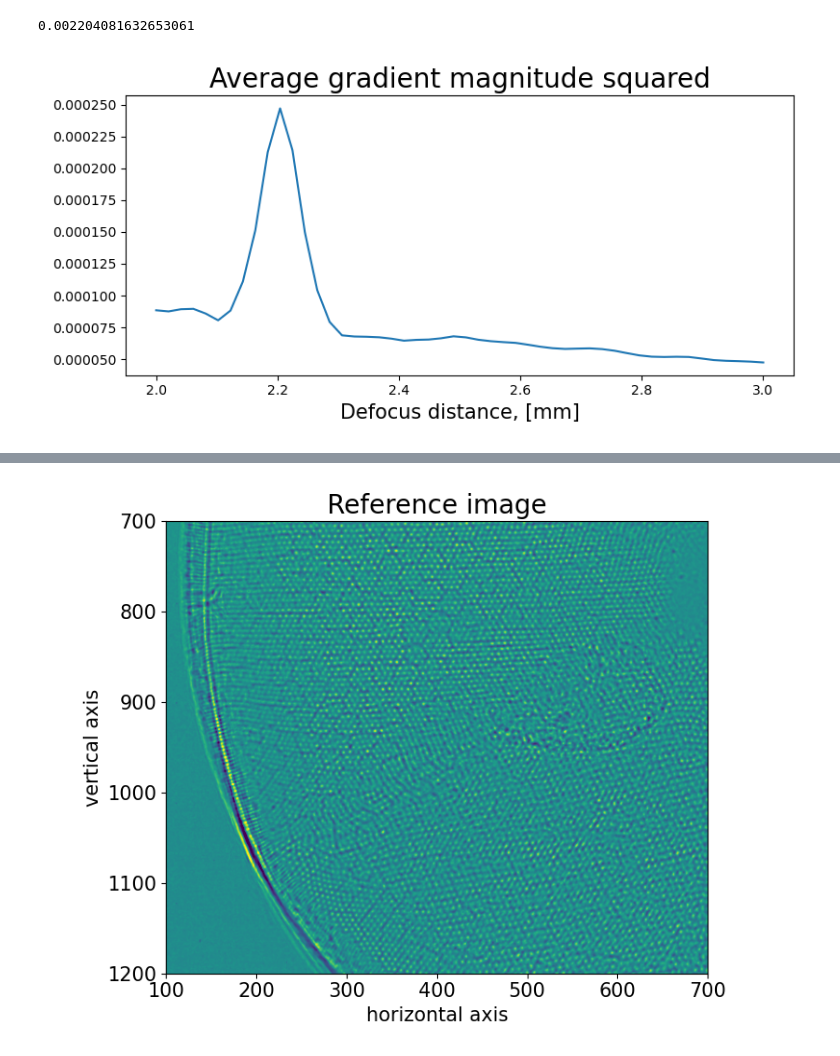
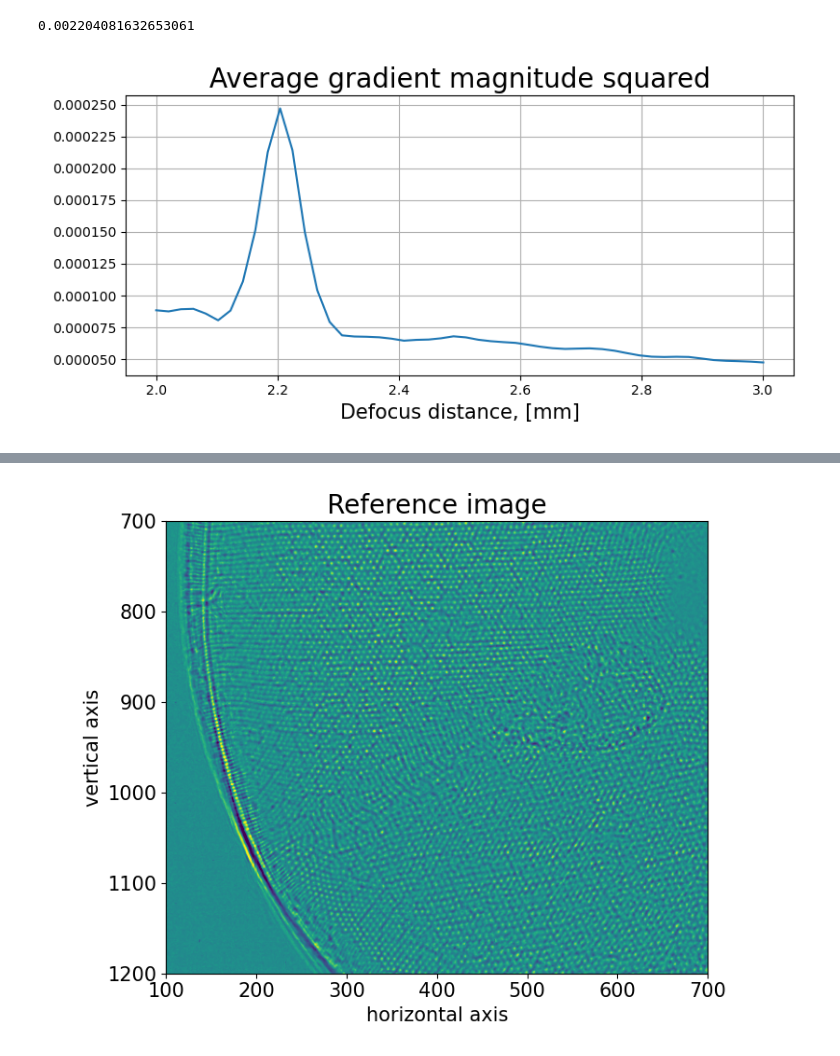
Before and after one commit to simply-nicky/pyrost, a Jupyter notebook: doc.ipynb, the cells around one changed output, grey strips where cells are left out. Saved outputs shown, nothing was run; the diff lists cells and outputs as text; code cells hidden in the pictures.

```diff
--- a/doc.ipynb
+++ b/doc.ipynb
@@ -62,7 +62,7 @@ data = data.update_mask(method='range-bad', vmax=2e3)
 data = data.mask_frames(good_frames=np.arange(1, 121))
 # %%
 defoci = np.linspace(2e-3, 3e-3, 50)
-sweep_scan = data.defocus_sweep(defoci, size=5, extra_args={'hval': 1.5})
+sweep_scan = data.defocus_sweep(defoci, size=5, hval=1.5)
 defocus = defoci[np.argmax(sweep_scan)]
 print(defocus)
 # %% [output]
@@ -70,15 +70,16 @@ print(defocus)
 # %%
 %matplotlib widget
 fig, ax = plt.subplots(figsize=(8, 4))
 ax.plot(defoci * 1e3, sweep_scan)
 ax.set_xlabel('Defocus distance, [mm]', fontsize=15)
 ax.set_title('Average gradient magnitude squared', fontsize=20)
+ax.grid(True)
 ax.tick_params(labelsize=10)
 plt.tight_layout()
 plt.show()
-# plt.savefig('sweep_scan.png', dpi=300)
+# plt.savefig('docs/figures/sweep_scan.png', dpi=300)
 # %% [output]
-[figure, old version]
+[figure, new version]
 # %%
 data = data.update_defocus(defocus)
 # %%
```
Also changed, not shown: parts of 27 cells of this notebook, 28 other files.
